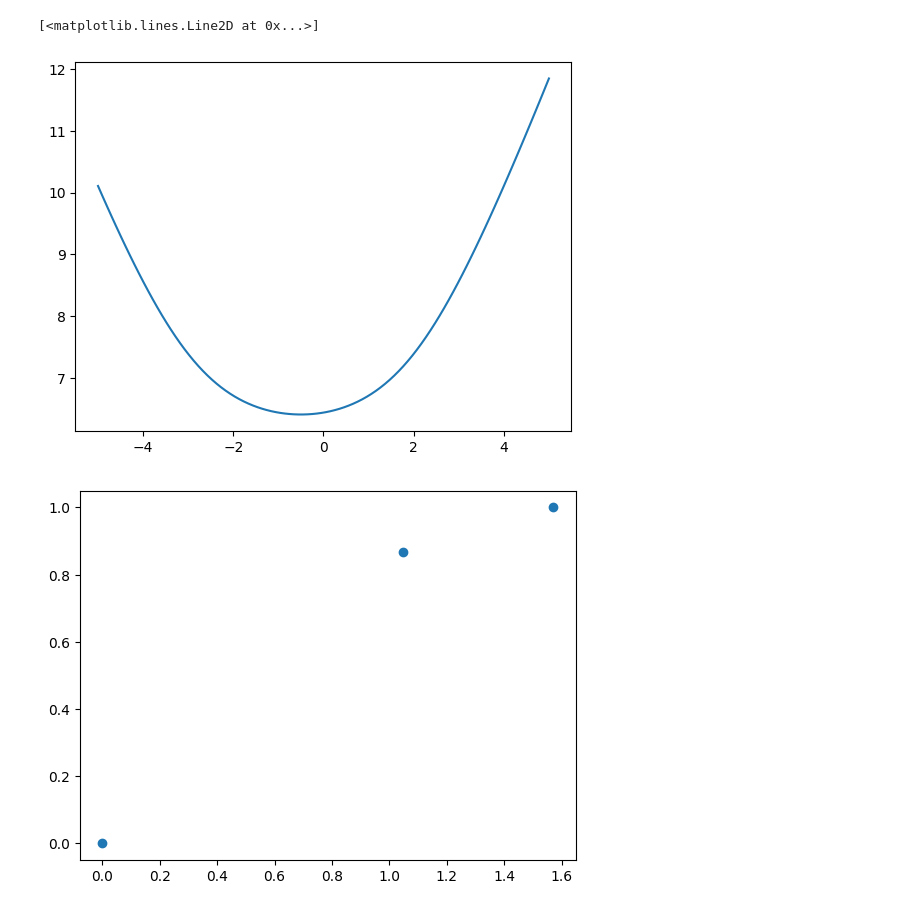
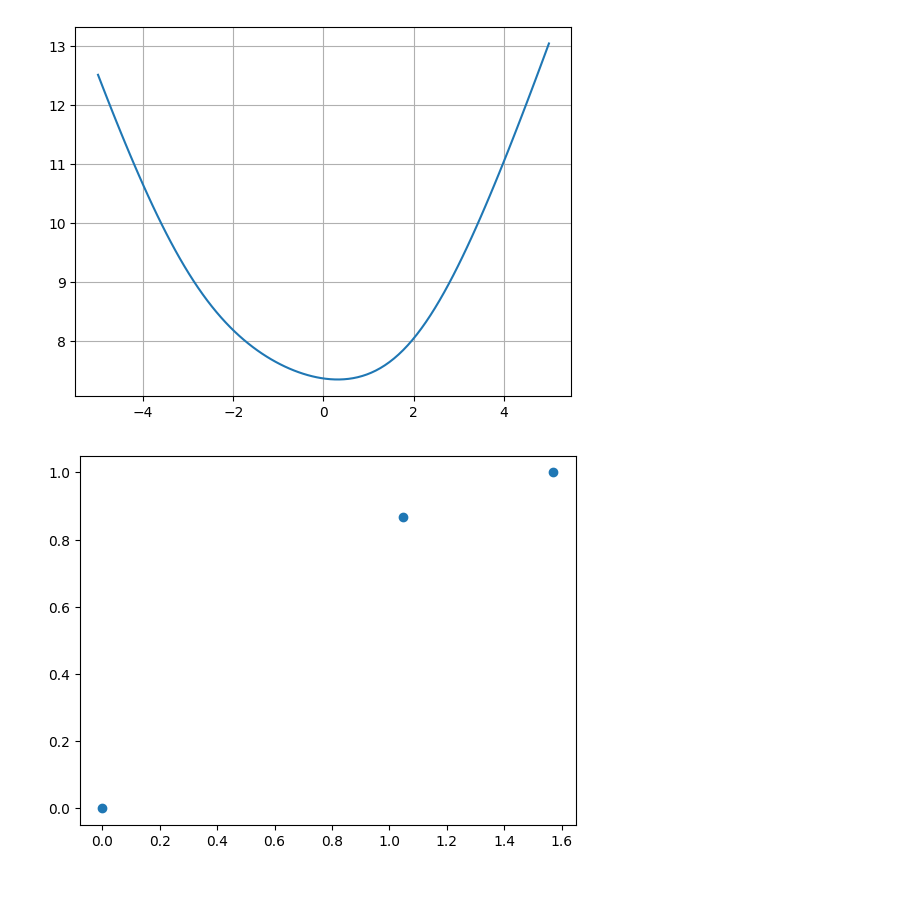
Before and after one commit to GabrielRamirezs/Metodos1_KarenQuevedo_GabrielRamirez, a Jupyter notebook: Parcial_1.ipynb, the cells around one changed output. Drawn from its saved outputs; the diff is of its cells as text; code cells hidden in the pictures.

```diff
--- a/Parcial_1.ipynb
+++ b/Parcial_1.ipynb
@@ -9,18 +9,20 @@ import matplotlib.pyplot as plt
 # %%
 #7: Minimización del camino óptico
 
 def camino_optico(x, n0, n1, T, R):
   return n0 * np.sqrt((x - T[0])**2 + T[1]**2) + n1 * np.sqrt((x - R[0])**2 + R[1]**2)
 T=(-3,2)
 R=(2,-2)
 n0=1
-n1=1
+n1=1.33
 x=np.linspace(-5,5,100)
 y=camino_optico(x,n0,n1,T,R)
 plt.plot(x,y)
+plt.grid(True)
+
+#el lugar donde se minimiza el tiempo es donde la funcion cuadratica llega a su minimo, es decir, el punto mas bajo de la curva.
 # %% [output]
-[<matplotlib.lines.Line2D at 0x...>]
-[figure, old version]
+[figure, new version]
 # %%
 #7: Aproximación de la función sin(x)
 x=np.array([0,np.pi/3,np.pi/2])
```
